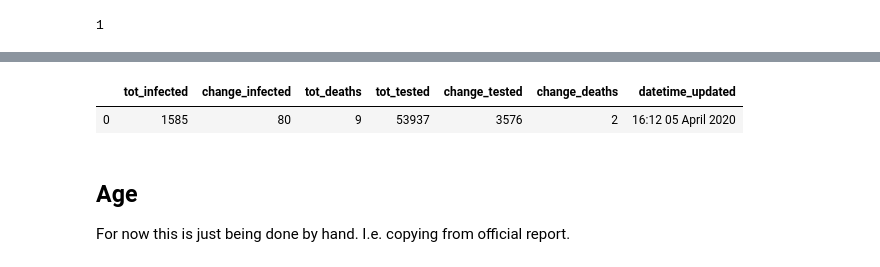
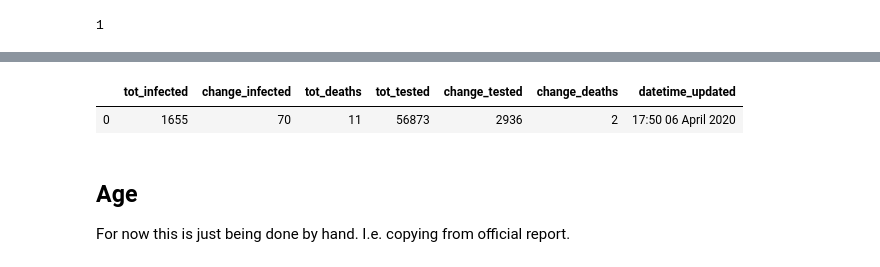
Before and after one commit to SimonRosen173/Covid19SAData, a Jupyter notebook: Data_Preprocessing.ipynb, the cells around one changed output, grey strips where cells are left out. Drawn from its saved outputs; the diff is of its cells as text; code cells hidden in the pictures.

Commit message:
Data Updated

```diff
--- a/Data_Preprocessing.ipynb
+++ b/Data_Preprocessing.ipynb
@@ -750,11 +751,11 @@ Current Time = 16:12 05 April 2020
 # %%
-gen_data = pd.DataFrame(dict(tot_infected=[tot_infected], change_infected=[change_infected], tot_deaths=["9"],
+gen_data = pd.DataFrame(dict(tot_infected=[tot_infected], change_infected=[change_infected], tot_deaths=["11"],
                              tot_tested=[tot_tested], change_tested=[change_tested], change_deaths=["2"],
                              datetime_updated=[current_time]))
 gen_data
 # %% [output]
 |  | tot_infected | change_infected | tot_deaths | tot_tested | change_tested | change_deaths | datetime_updated |
-| 0 | 1585 | 80 | 9 | 53937 | 3576 | 2 | 16:12 05 April 2020 |
+| 0 | 1655 | 70 | 11 | 56873 | 2936 | 2 | 17:50 06 April 2020 |
 # %%
 gen_data.to_csv("data/gen_data.csv", index=False)
 # %% [markdown]
```
Also changed, not shown: parts of 33 cells of this notebook, 27 other files.
